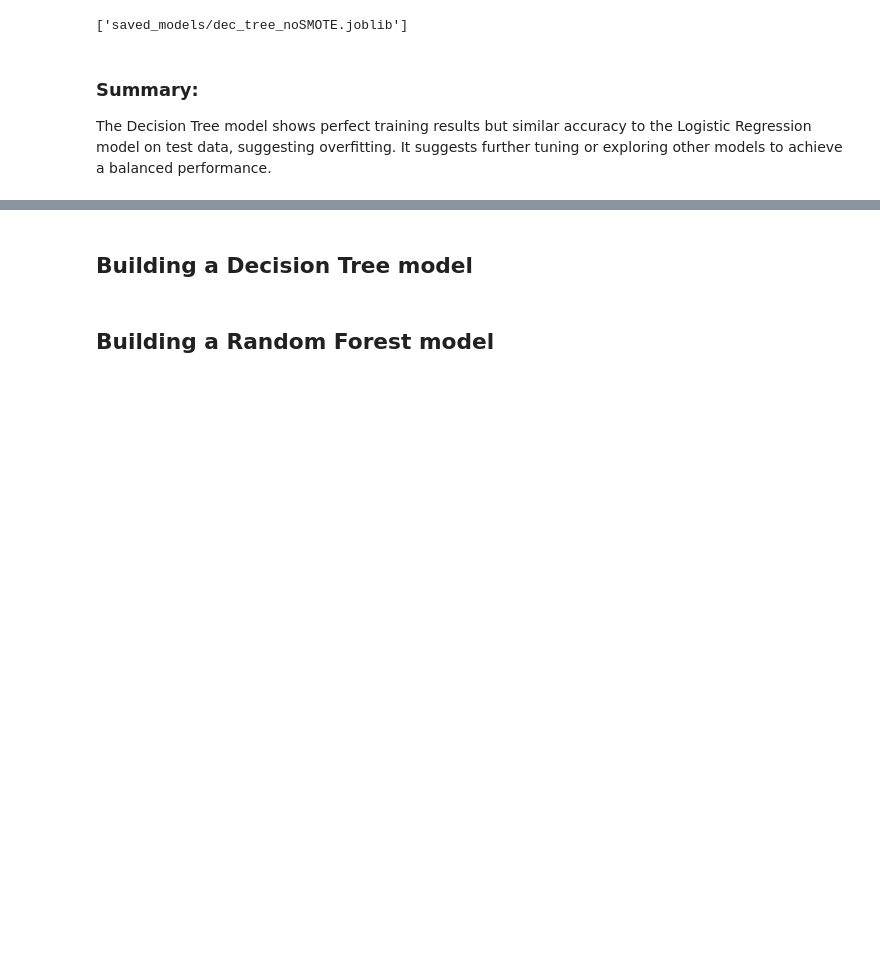
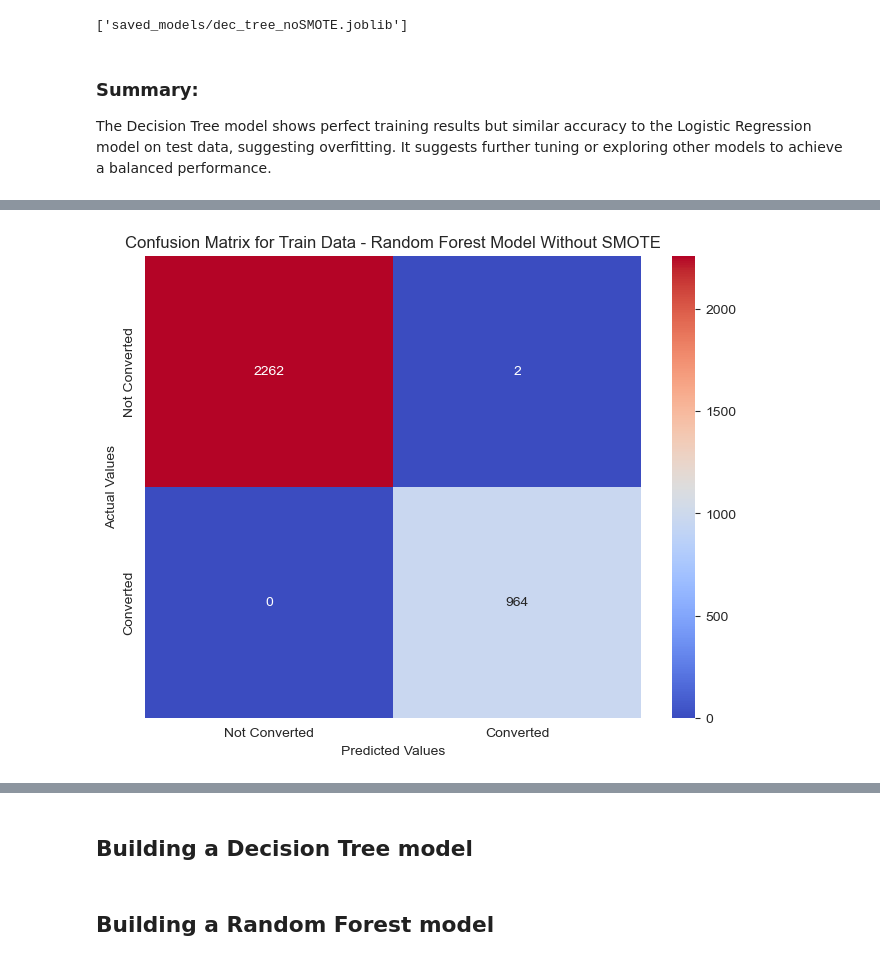
Before and after one commit to Xipilscode/Customer_Churn_ML-Predictive_Analytics, a Jupyter notebook: customer_growth.ipynb, the cells around one changed output, grey strips where cells are left out. Saved outputs shown, nothing was run; the diff lists cells and outputs as text; code cells hidden in the pictures; blank space fills up the shorter version.

Commit message:
Finished Rand Forest with hyperparameter  tuning

```diff
--- a/customer_growth.ipynb
+++ b/customer_growth.ipynb
@@ -1096,3 +1096,9 @@ We're moving from a single Decision Tree to Random Forest, a more robust model t
 - **Strength in Numbers:** Combines many trees to improve accuracy and reduce overfitting.
 - **Complexity Management:** Better handles complex data for more accurate predictions.
 - **Simplicity and Effectiveness:** Directly applying Random Forest simplifies our process without losing quality.
+# %%
+# Instantiate Random Forest Classifier
+rfc = RandomForestClassifier(random_state=1)
+# %%
+# Fit model with the regular training data (without SMOTE)
+rfc.fit(X_train, y_train)
@@ -1098,0 +1107,3 @@ We're moving from a single Decision Tree to Random Forest, a more robust model t
+# %%
+# Predict on the training set
+y_train_pred_rfc = rfc.predict(X_train)
@@ -1098,0 +1128,14 @@ We're moving from a single Decision Tree to Random Forest, a more robust model t
+# %%
+# Compute and plot confusion matrix for train set
+cm_train_rfc = confusion_matrix(y_train, y_train_pred_rfc)
+plt.figure(figsize=(8, 6))
+sns.heatmap(cm_train_rfc, annot=True, fmt="d", cmap='coolwarm',
+            xticklabels=['Not Converted', 'Converted'],
+            yticklabels=['Not Converted', 'Converted'])
+plt.title('Confusion Matrix for Train Data - Random Forest Model Without SMOTE')
+plt.ylabel('Actual Values')
+plt.xlabel('Predicted Values')
+plt.savefig('images/conf_matrix_train_dec_tree_noSMOTE.png',  dpi=300)
+plt.show()
+# %% [output]
+[figure, added]
```
Also changed, not shown: parts of 32 cells of this notebook.
